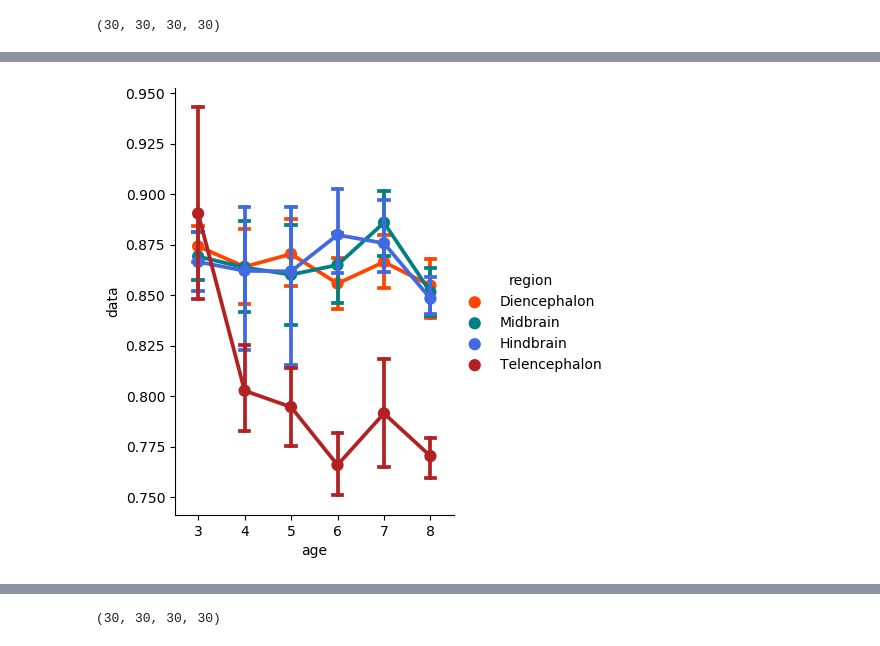
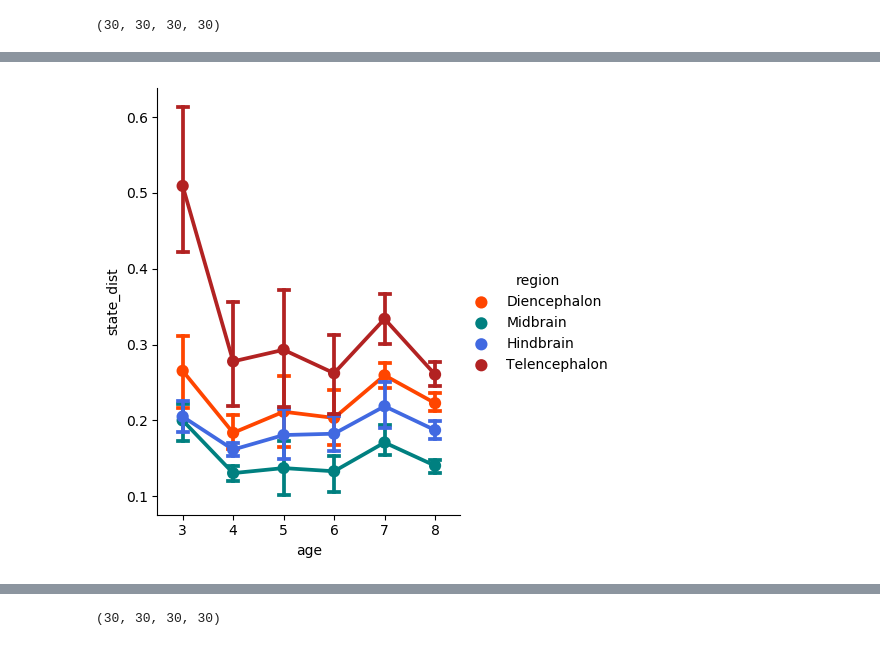
Before and after one commit to dmnburrows/multiscale_dev_dynamics, a Jupyter notebook: dev_dynamics.ipynb, the cells around one changed output, grey strips where cells are left out. Saved outputs shown, nothing was run; the diff lists cells and outputs as text; code cells hidden in the pictures.

```diff
--- a/dev_dynamics.ipynb
+++ b/dev_dynamics.ipynb
@@ -555,27 +587,28 @@ Processed BLNDEV-WILDTYPE-01_2photon_sess-01-4dpf_BLNGR_run-01
 # %%
+#euclidean distance -> brain state velocity
 import seaborn as sns
-nom = 'mean dwell time'
-data_name = 'data'
-dic = dist_df
-dic['data'] = dic['data'].astype(float)
+nom = 'euclidean distance/t'
+data_name = 'state_dist'
+dic = new_state_df
+#dic[data_name] = dic[data_name].astype(float)
 
 # Your existing catplot code
-cat_plot = sns.catplot(data=dic, y='data', x='age', hue='region', linewidth=2,errorbar='se', capsize=0.2, kind='point', height=5, aspect=0.8,
+cat_plot = sns.catplot(data=dic, y=data_name, x='age', hue='region', linewidth=2,errorbar='se', capsize=0.2, kind='point', height=5, aspect=0.8,
             hue_order=['Diencephalon', 'Midbrain', 'Hindbrain','Telencephalon'], palette=['orangered', 'teal', 'royalblue', 'firebrick'])
 
 # Set x and y tick labels
 # cat_plot.set_yticklabels(fontsize=10)  # Set y-axis tick labels
 # cat_plot.set_xticklabels(fontsize=10)  # Set x-axis tick labels
 # cat_plot.set_axis_labels('day post fertilisation', nom)
 # cat_plot.set_xlabels(fontsize=20)
 # cat_plot.set_ylabels(fontsize=20)
 # # plt.ylim(0.85, 1.01)
 # # plt.hlines(1, 0,5, linestyles='--', color = 'k', linewidth=2)
 # plt.yticks(size = 20)
 # plt.xticks(size = 20)
 
 #plt.savefig(Fcode + 'prac.svg', transparent=True)
 # Show the plot
 plt.show()
 # %% [output]
-[figure, old version]
+[figure, new version]
```
Also changed, not shown: parts of 4 cells of this notebook.
